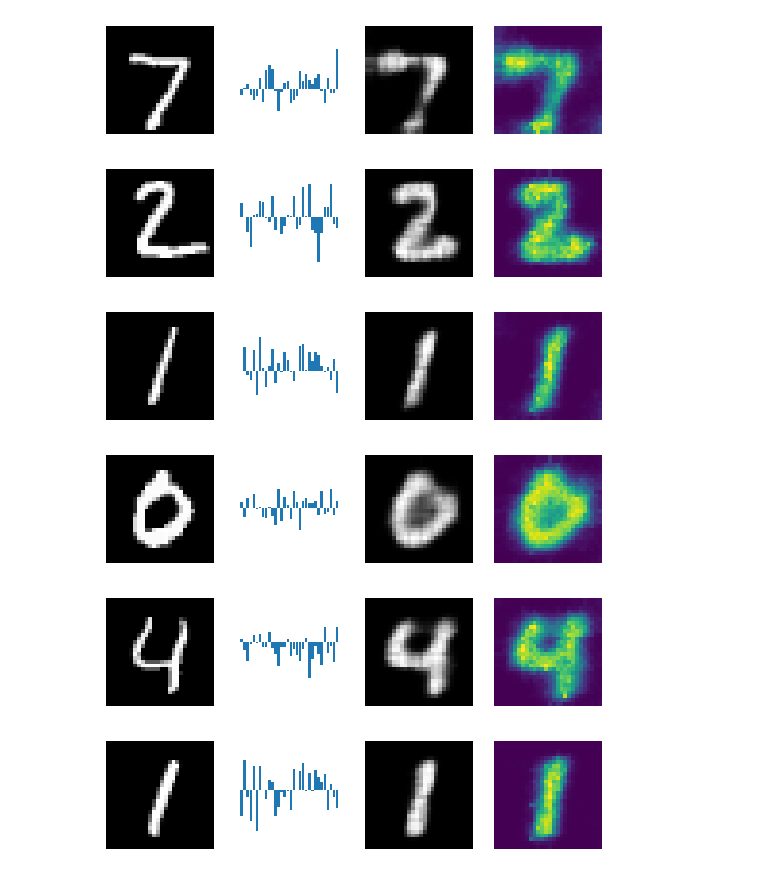
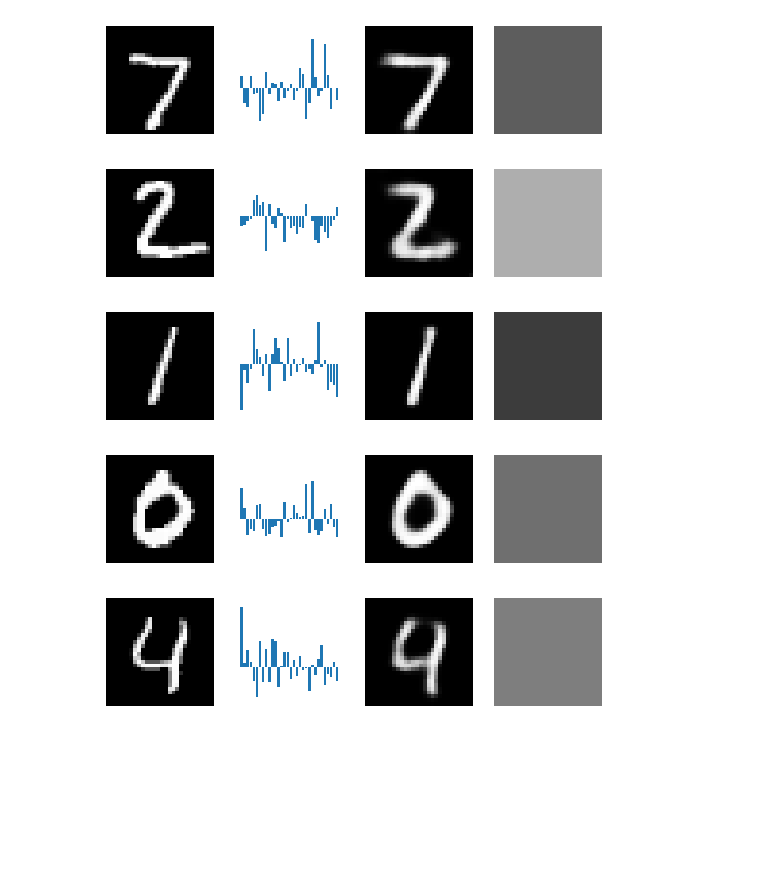
Before and after one commit to Sheev13/vae, a Jupyter notebook: workspace.ipynb, the cells around one changed output. Drawn from its saved outputs; the diff is of its cells as text; code cells hidden in the pictures; blank space fills up the shorter version.

```diff
--- a/workspace.ipynb
+++ b/workspace.ipynb
@@ -33,0 +21,17 @@ for _ in tqdm(range(num_train)):
+# %%
+dataset_name = 'mnist'  # choose which one to use here
+
+dataset_names = ['mnist', 'celeba', 'celeba64x64']
+dataset_info = {}
+dataset_info['mnist'] = {
+    'image_dims': (28, 28),
+    'colour_channels': 1,
+}
+dataset_info['celeba'] = {
+    'image_dims': (178, 218),
+    'colour_channels': 3,
+}
+dataset_info['celeba64x64'] = {
+    'image_dims': (64, 64),
+    'colour_channels': 3,
+}
@@ -35,19 +97,21 @@ for _ in tqdm(range(num_train)):
 latent_dim = 32
 
 vae_model = VAE(
+    image_dims = dataset_info[dataset_name]['image_dims'],
+    colour_channels = dataset_info[dataset_name]['colour_channels'],
     latent_dim = latent_dim,
     enc_architecture = 'cnn',
     # enc_mlp_hidden_dims = [64],
-    enc_cnn_chans=[1, 32, 32, 32],
+    enc_cnn_chans=[1, 32, 32, 32],  # make sure to change colour chans here
     dec_architecture = 'cnn',
     dec_cnn_chans=[32, 32, 32, 1],
     # dec_mlp_hidden_dims = [64],
     kernel_size=5,
-    noise = 'pixelwise-heteroscedastic',  # make sure 'beta_nll' is set to True in cell below if using pixelwise-hetero
+    noise = 'imagewise-heteroscedastic',  # make sure 'beta_nll' is set to True in cell below if using pixelwise-hetero
     train_noise=True,
     noise_std=0.1,
     likelihood_activation=torch.nn.Sigmoid(),
-    posterior_form='diagonal_gaussian',
+    posterior_form='full_covariance_gaussian',
     likelihood='gaussian',
 )
 
@@ -76,9 +140,9 @@ tracker = train_model(
     training_images,
     batch_size=5,
     lr=5e-4,
-    max_epochs=5_000,
+    max_epochs=10_000,
     min_es_iters=500,
     early_stopping=False,
-    beta_nll=True,
+    beta_nll=False,
     beta=0.5,
     )
@@ -123,41 +219,41 @@ for image in test_images:
     with torch.no_grad():
         q, z, p = vae_model(image)
     if isinstance(vae_model.likelihood, GaussianLikelihood):
-        reconstruction = p.loc.squeeze(0).squeeze(0).view(28, 28, 1)
-        uncertainty = p.scale.squeeze(0).squeeze(0).view(28, 28, 1)
+        reconstruction = image_view(p.loc.squeeze(0).squeeze(0), dataset_info[dataset_name]['image_dims'], dataset_info[dataset_name]['colour_channels'])
+        uncertainty = image_view(p.scale.squeeze(0).squeeze(0), dataset_info[dataset_name]['image_dims'], dataset_info[dataset_name]['colour_channels'])
     elif isinstance(vae_model.likelihood, BernoulliLikelihood):
-        reconstruction = p.probs.squeeze(0).squeeze(0).view(28, 28, 1)
-        uncertainty = (p.probs * (1 - p.probs)).sqrt().squeeze(0).squeeze(0).view(28, 28, 1)
+        reconstruction = image_view(p.probs.squeeze(0).squeeze(0), dataset_info[dataset_name]['image_dims'], dataset_info[dataset_name]['colour_channels'])
+        uncertainty = image_view((p.probs * (1 - p.probs)).sqrt().squeeze(0).squeeze(0), dataset_info[dataset_name]['image_dims'], dataset_info[dataset_name]['colour_channels'])
 
     hetero = True
     ld = vae_model.latent_dim
     vmin = None
     vmax = None
     noise_cmap = "viridis"
     if isinstance(vae_model.likelihood, GaussianLikelihood):
         hetero = vae_model.likelihood.noise != 'homoscedastic'
         if vae_model.likelihood.noise.startswith('imagewise'):
             vmin = 0
             vmax = 0.25
             noise_cmap = "gray"  # darker = more confident
 
     fig, axes = plt.subplots(1, 3 + int(hetero))
     axes[0].imshow(image.squeeze(0).numpy(), cmap="gray")
     axes[0].axis(False)
     axes[1].bar([i for i in range(ld)], (0.15*ld*z.squeeze()).tolist())
     axes[1].axis(False)
+    axes[1].invert_yaxis()
     axes[1].set_aspect('equal')
     axes[2].imshow(reconstruction.numpy(), cmap="gray")
     axes[2].axis(False)
     if hetero:
         axes[3].imshow(uncertainty.numpy(), cmap=noise_cmap, vmin=vmin, vmax=vmax)
         axes[3].axis(False)
 
     plt.show()
 # %% [output]
-[figure, old version]
+[figure, new version]
-[figure, old version]
+[figure, new version]
-[figure, old version]
+[figure, new version]
-[figure, old version]
+[figure, new version]
-[figure, old version]
+[figure, new version]
-[figure, removed]
```
Also changed, not shown: parts of 10 cells of this notebook, 15 other files.
